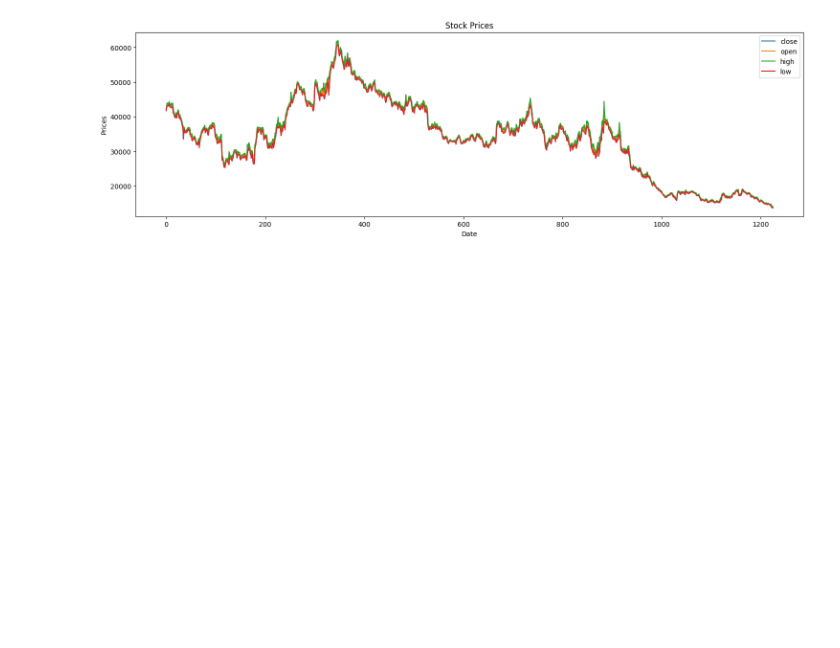
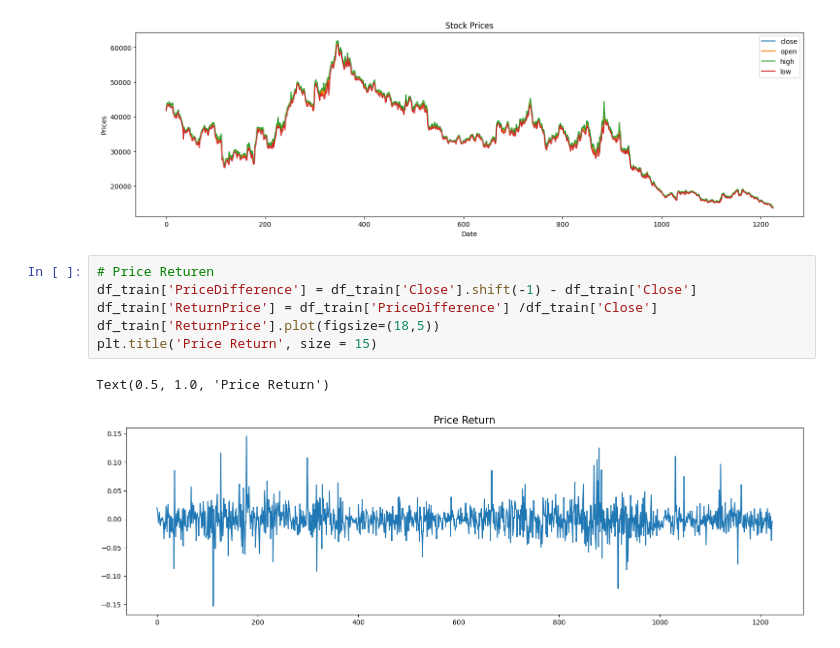
Before and after one commit to taharathussain/Stock-Price-Prediction, a Jupyter notebook: Code.ipynb, the cells around one changed output. Drawn from its saved outputs; the diff is of its cells as text; blank space fills up the shorter version.

```diff
--- a/Code.ipynb
+++ b/Code.ipynb
@@ -178,3 +184,12 @@ plt.title('Stock Prices')
 plt.show()
 # %% [output]
 [figure]
+# %%
+# Price Returen
+df_train['PriceDifference'] = df_train['Close'].shift(-1) - df_train['Close']
+df_train['ReturnPrice'] = df_train['PriceDifference'] /df_train['Close']
+df_train['ReturnPrice'].plot(figsize=(18,5))
+plt.title('Price Return', size = 15)
+# %% [output]
+Text(0.5, 1.0, 'Price Return')
+[figure, added]
```
Also changed, not shown: parts of 13 cells of this notebook.
